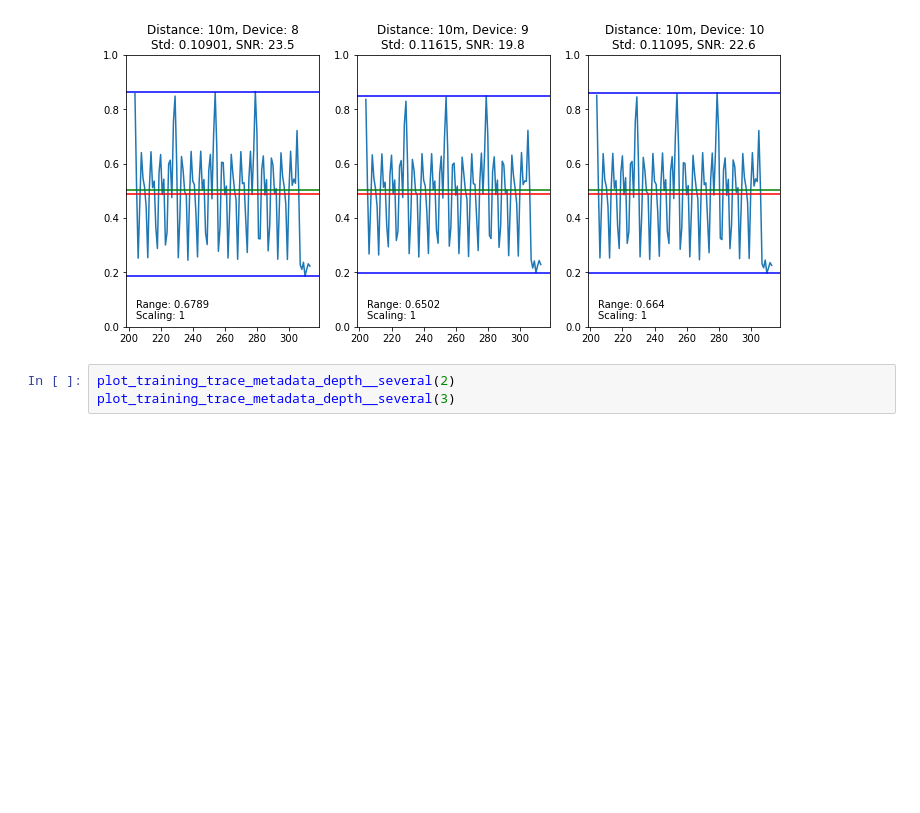
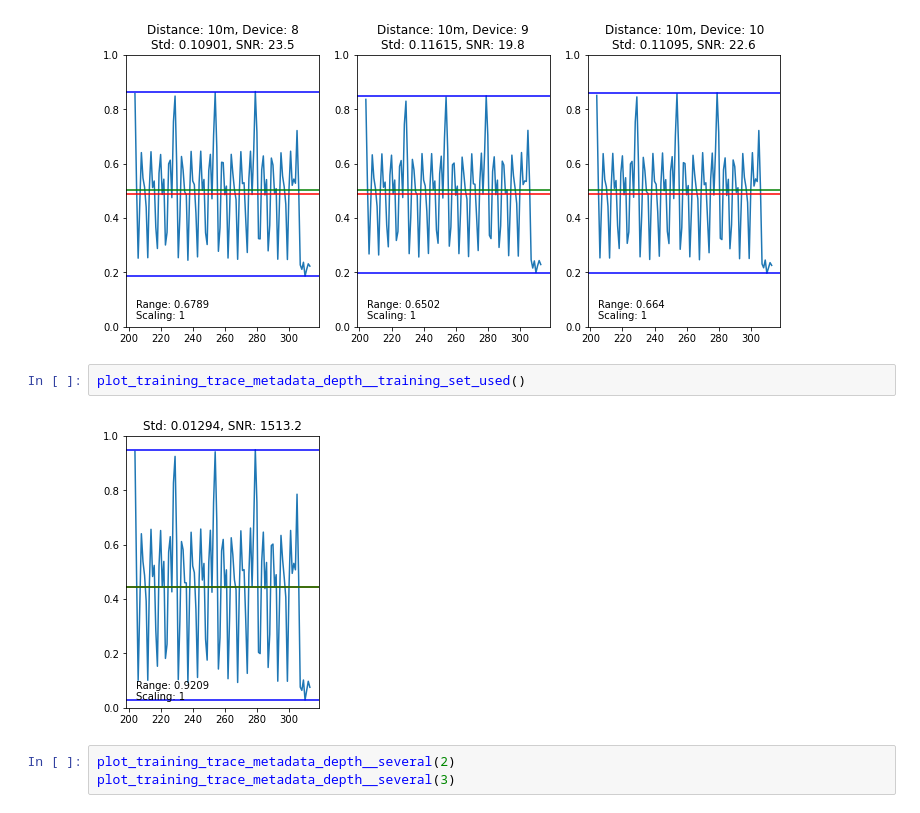
Before and after one commit to axelzedigh/MasterThesisResults, a Jupyter notebook: notebooks/Trace_metadata_db_visualization.ipynb, the cells around one changed output. Saved outputs shown, nothing was run; the diff lists cells and outputs as text; blank space fills up the shorter version.

Commit message:
Changed training depth metadata to the training data used currently.

```diff
--- a/notebooks/Trace_metadata_db_visualization.ipynb
+++ b/notebooks/Trace_metadata_db_visualization.ipynb
@@ -226,6 +286,10 @@ plot_test_trace_metadata_depth__several(sets, 3)
 [figure]
 [figure]
 [figure]
+# %%
+plot_training_trace_metadata_depth__training_set_used()
+# %% [output]
+[figure, added]
 # %%
 plot_training_trace_metadata_depth__several(2)
 plot_training_trace_metadata_depth__several(3)
```
Also changed, not shown: parts of 2 cells of this notebook, 6 other files.
